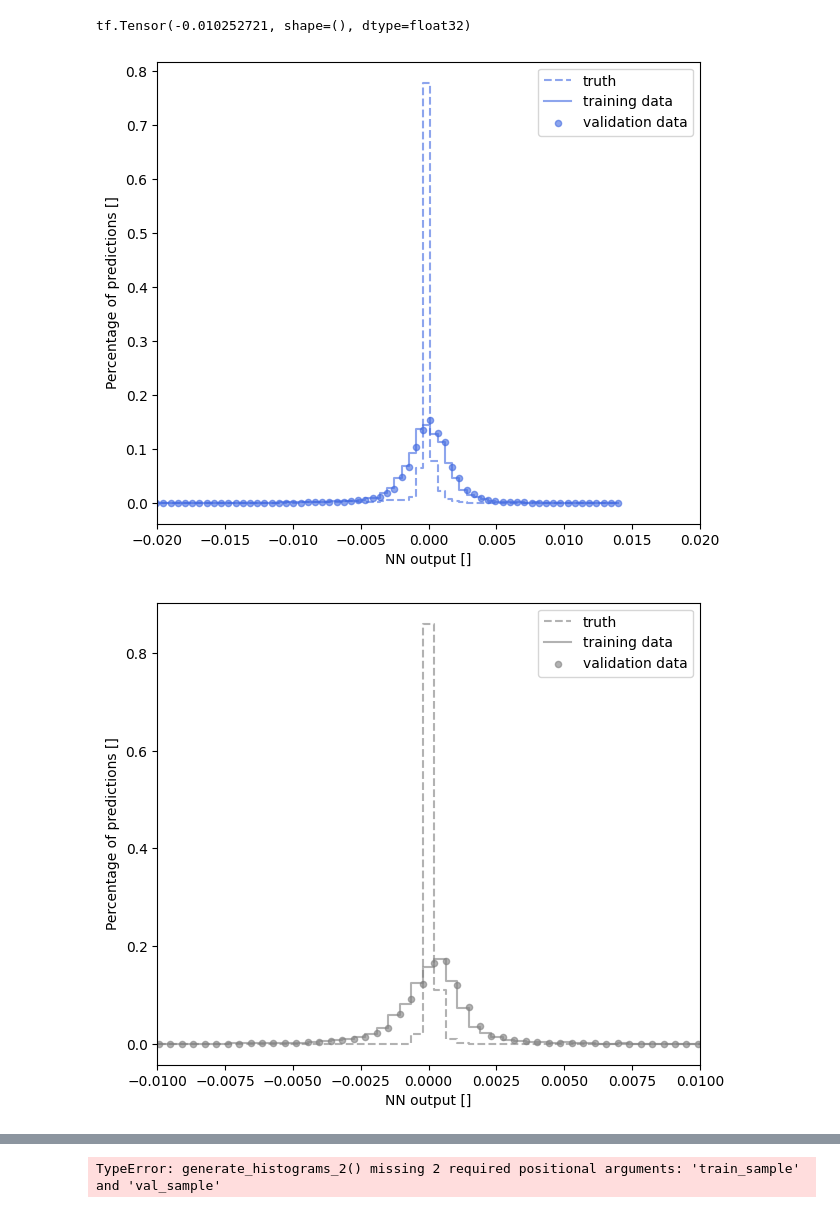
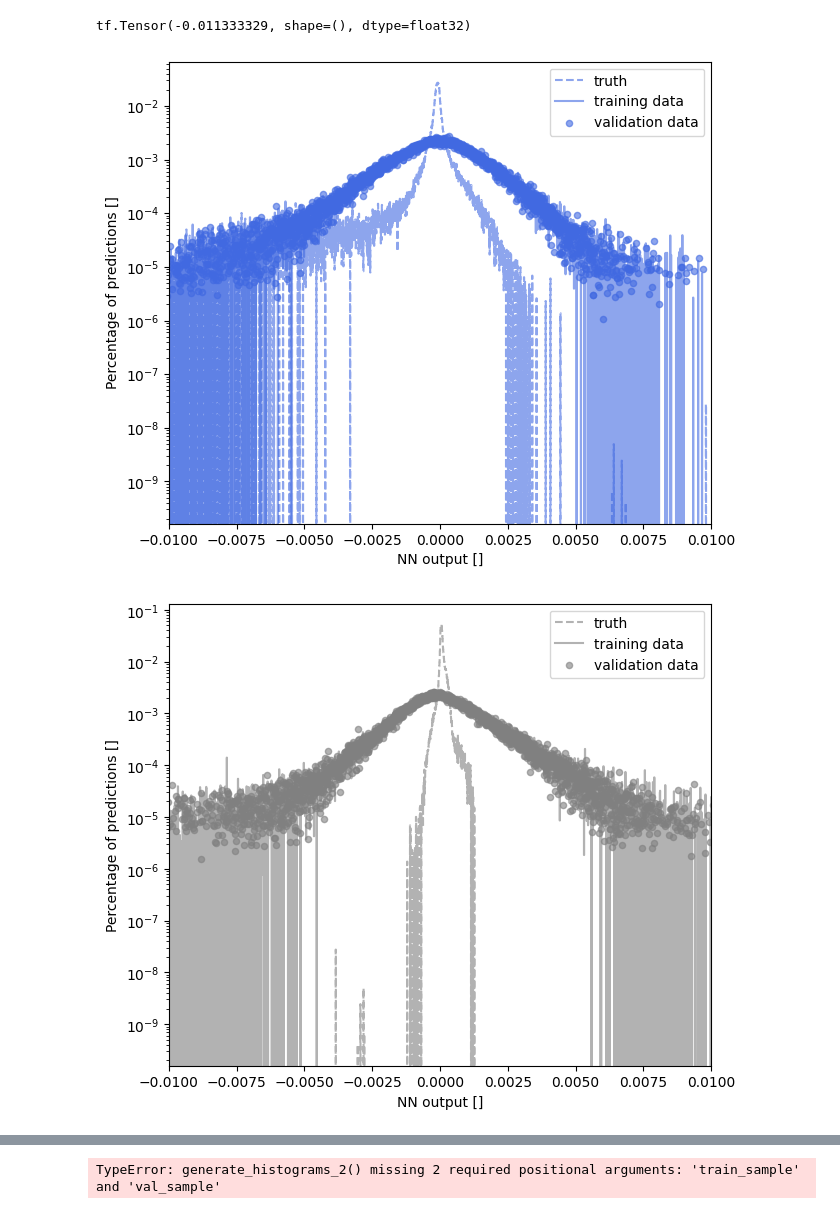
Before and after one commit to taehyounpark/higgs-offshell-interpretation, a Jupyter notebook: plot-rolypoly-outputs.ipynb, the cells around one changed output, grey strips where cells are left out. Saved outputs shown, nothing was run; the diff lists cells and outputs as text; code cells hidden in the pictures.

```diff
--- a/plot-rolypoly-outputs.ipynb
+++ b/plot-rolypoly-outputs.ipynb
@@ -18,9 +18,9 @@ from sklearn.preprocessing import MinMaxScaler
 # %%
 SEED=373485
 
-BASE_SIZE=10000
+BASE_SIZE=100000
 
-OUTPUT_DIRS=['jobs/rolypoly/run-three/coeff_1','jobs/rolypoly/run-three/coeff_2','jobs/rolypoly/run-three/coeff_3','jobs/rolypoly/run-three/coeff_4']
+OUTPUT_DIRS=['jobs/rolypoly/run-four/coeff_1','jobs/rolypoly/run-four/coeff_2','jobs/rolypoly/run-four/coeff_3','jobs/rolypoly/run-four/coeff_4']
 CONF_FILE='rolypoly-config.json'
 SCALER_CONF='scaler.json'
 SAMPLE_DIR='..'
@@ -83,7 +83,7 @@ for i in range(len(scalers)):
 train_sets = [tf.concat([scalers[i].transform(train_sets[i][:,:9]), train_sets[i][:,9:]], axis=1) for i in range(len(scalers))]
 val_sets = [tf.concat([scalers[i].transform(val_sets[i][:,:9]), val_sets[i][:,9:]], axis=1) for i in range(len(scalers))]
 # %%
-rolypoly_models = [model.load(os.path.join(OUTPUT_DIRS[i], 'checkpoint.model.tf')) for i in range(len(OUTPUT_DIRS))]
+rolypoly_models = [model.load(os.path.join(OUTPUT_DIRS[i], 'final.model.tf')) for i in range(len(OUTPUT_DIRS))]
 # %%
 predictions_train = [rolypoly_models[i].predict(train_sets[i][:,:9]) for i in range(len(OUTPUT_DIRS))]
 predictions_val = [rolypoly_models[i].predict(val_sets[i][:,:9]) for i in range(len(OUTPUT_DIRS))]
@@ -99,7 +99,7 @@ predictions_val = [rolypoly_models[i].predict(val_sets[i][:,:9]) for i in range(
 # %%
 print(tf.reduce_min(train_sets[0][:,-2]))
 # %% [output]
-tf.Tensor(-0.010252721, shape=(), dtype=float32)
+tf.Tensor(-0.011333329, shape=(), dtype=float32)
 # %%
 def generate_histograms(data_train, pred_train, data_val, pred_val, num_bins, range=(0,1)):
     range_min = tf.minimum(tf.minimum(tf.reduce_min(data_train[:,-1]), tf.reduce_min(pred_train)), tf.reduce_min(pred_val))
@@ -126,27 +126,27 @@ def plot_histograms(histograms, color='r', xlim=(0.2,0.8)):
     plt.ylabel('Percentage of predictions []')
     plt.legend()
     plt.xlim(xlim[0],xlim[1])
-    #plt.yscale('log')
+    plt.yscale('log')
     #plt.xscale('log')
 
     plt.show()
 # %%
 BINS = 80
 
 coeff_index = 1
 
 histograms_1 = generate_histograms(train_sets[0], predictions_train[0], val_sets[0], predictions_val[0], BINS, range=(-2e-2,2e-2))
 histograms_2 = generate_histograms(train_sets[1], predictions_train[1], val_sets[1], predictions_val[1], BINS, range=(-1e-2,1e-2))
 histograms_3 = generate_histograms(train_sets[2], predictions_train[2], val_sets[2], predictions_val[2], BINS, range=(-1e-2,1e-2))
 histograms_4 = generate_histograms(train_sets[3], predictions_train[3], val_sets[3], predictions_val[3], BINS, range=(-1e-2,1e-2))
 
-plot_histograms(histograms_1, color='royalblue', xlim=(-2e-2,2e-2))
+plot_histograms(histograms_1, color='royalblue', xlim=(-1e-2,1e-2))
 # %% [output]
-[figure, old version]
+[figure, new version]
 # %%
 plot_histograms(histograms_2, color='gray', xlim=(-1e-2,1e-2))
 # %% [output]
-[figure, old version]
+[figure, new version]
 # %%
 plot_histograms(histograms_3, color='red', xlim=(-1e-2,1e-2))
 # %% [output]
```
Also changed, not shown: parts of 6 cells of this notebook, 3 other files.
